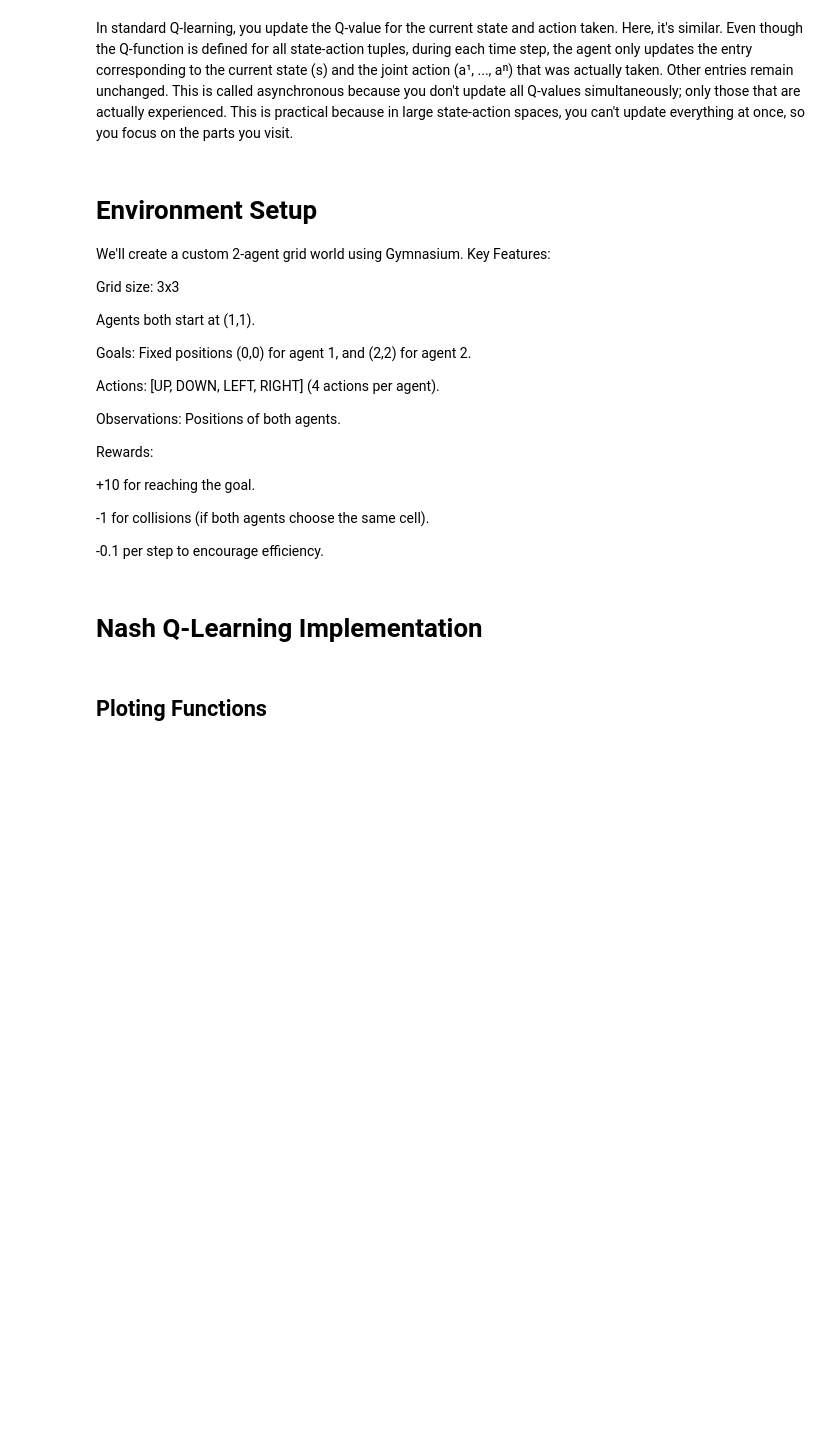
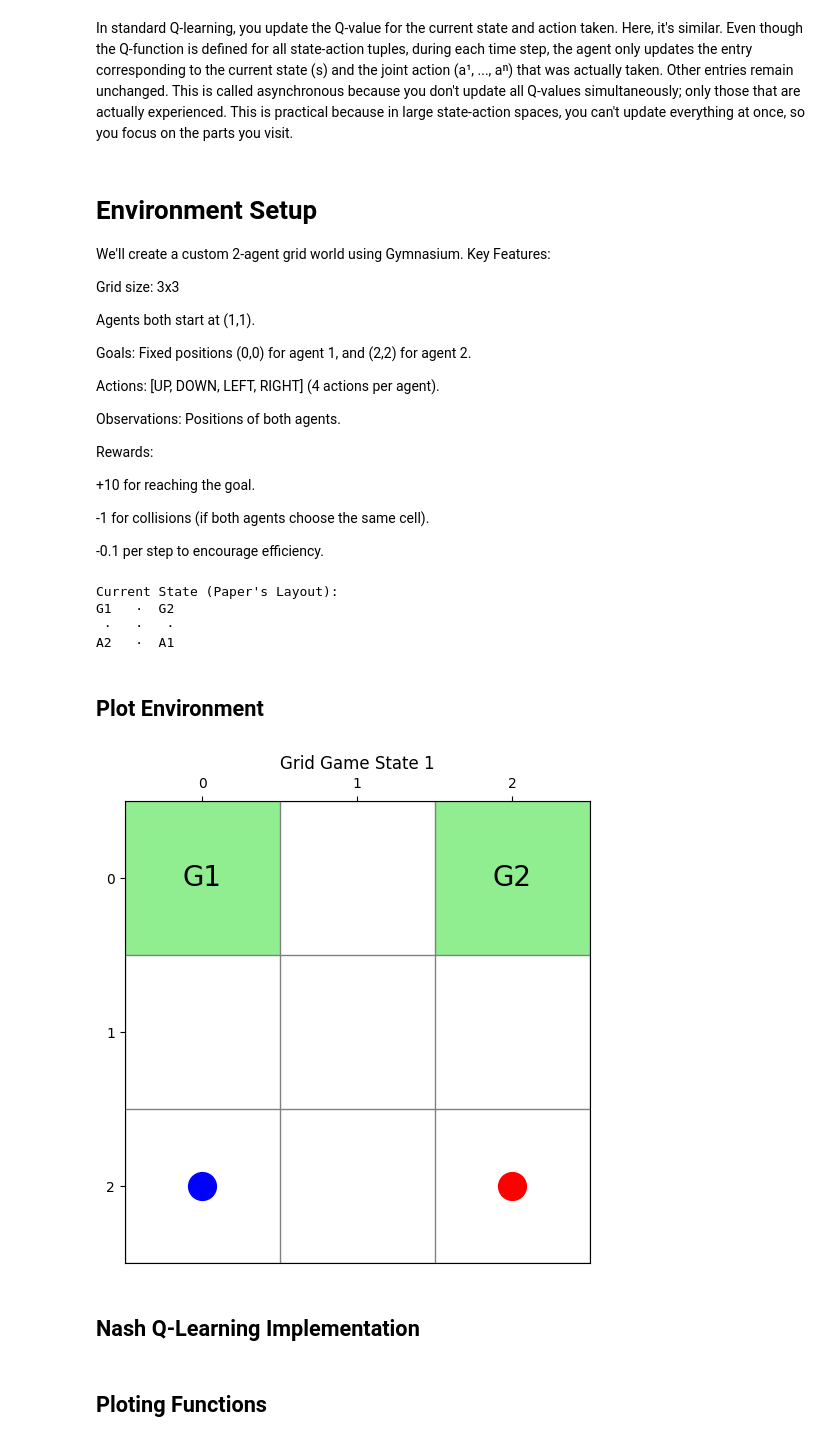
Before and after one commit to valeriacerciello/uzh-masters-project, a Jupyter notebook: Nash-Q-Learning.ipynb, the cells around one changed output. Saved outputs shown, nothing was run; the diff lists cells and outputs as text; code cells hidden in the pictures; blank space fills up the shorter version.

Commit message:
Basic Impl of Nash Q-learning Paper

```diff
--- a/Nash-Q-Learning.ipynb
+++ b/Nash-Q-Learning.ipynb
@@ -133,5 +173,77 @@ class MultiAgentGridWorld(gym.Env):
+# %%
+env = MultiAgentGridWorld()
+env.render()
+# %% [output]
+Current State (Paper's Layout):
+G1   ·  G2
+ ·   ·   ·
+A2   ·  A1
+# %% [markdown]
+## Plot Environment
+# %%
+
+
+import matplotlib.pyplot as plt
+import matplotlib.patches as patches
+import matplotlib.pyplot as plt
+import matplotlib.patches as patches
+
+
+def plot_env_state(env):
+    fig, ax = plt.subplots(figsize=(6, 6))
+
+    # 1) Draw grid lines at 0, 1, 2, 3
+    for x in range(4):
+        ax.axvline(x, color='gray', linestyle='-', linewidth=1)
+    for y in range(4):
+        ax.axhline(y, color='gray', linestyle='-', linewidth=1)
+
+    # 2) Set axis limits
+    ax.set_xlim(0, 3)
+    ax.set_ylim(0, 3)
+
+    # 3) Place ticks in the middle of each cell and label them 0, 1, 2
+    ax.set_xticks([0.5, 1.5, 2.5])
+    ax.set_yticks([0.5, 1.5, 2.5])
+    ax.set_xticklabels(['0', '1', '2'])
+    ax.set_yticklabels(['0', '1', '2'])
+
+    # Move x-axis to the top
+    ax.xaxis.set_ticks_position('top')
+    ax.xaxis.set_label_position('top')
+
+    # Invert y-axis to match paper's layout
+    ax.invert_yaxis()
+    ax.set_title("Grid Game State 1")
+
+    # Plot goals (example: green cells at top-left and top-right)
+    ax.add_patch(patches.Rectangle((0, 0), 1, 1, facecolor='lightgreen'))
+    ax.add_patch(patches.Rectangle((2, 0), 1, 1, facecolor='lightgreen'))
+    ax.text(0.5, 0.5, 'G1', ha='center', va='center', fontsize=20)
+    ax.text(2.5, 0.5, 'G2', ha='center', va='center', fontsize=20)
+
+    # Plot agent positions
+    a1_row, a1_col = env.agent1_pos
+    a2_row, a2_col = env.agent2_pos
+
+    # Convert to "paper coordinates"
+    def paper_coords(row, col):
+        return (col + 0.5, row + 0.5)
+
+    ax.plot(*paper_coords(a1_row, a1_col), 'ro', markersize=20)
+    ax.plot(*paper_coords(a2_row, a2_col), 'bo', markersize=20)
+
+    plt.show()
+
+
+# Test with initial state
+env = MultiAgentGridWorld()
+env.reset()
+plot_env_state(env)
+# %% [output]
+[figure, added]
 # %% [markdown]
-# Nash Q-Learning Implementation
+## Nash Q-Learning Implementation
 # %%
 import numpy as np
 from nashpy import Game  # For Nash equilibrium computation
```
Also changed, not shown: parts of 7 cells of this notebook.
